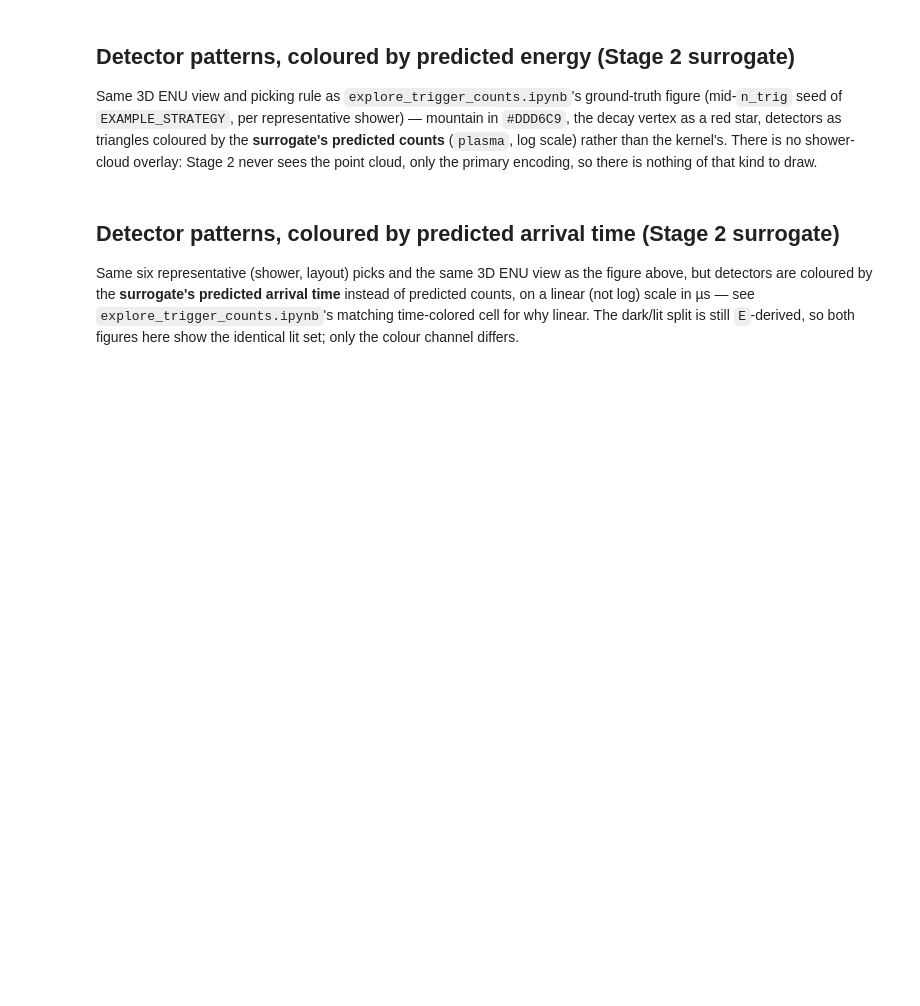
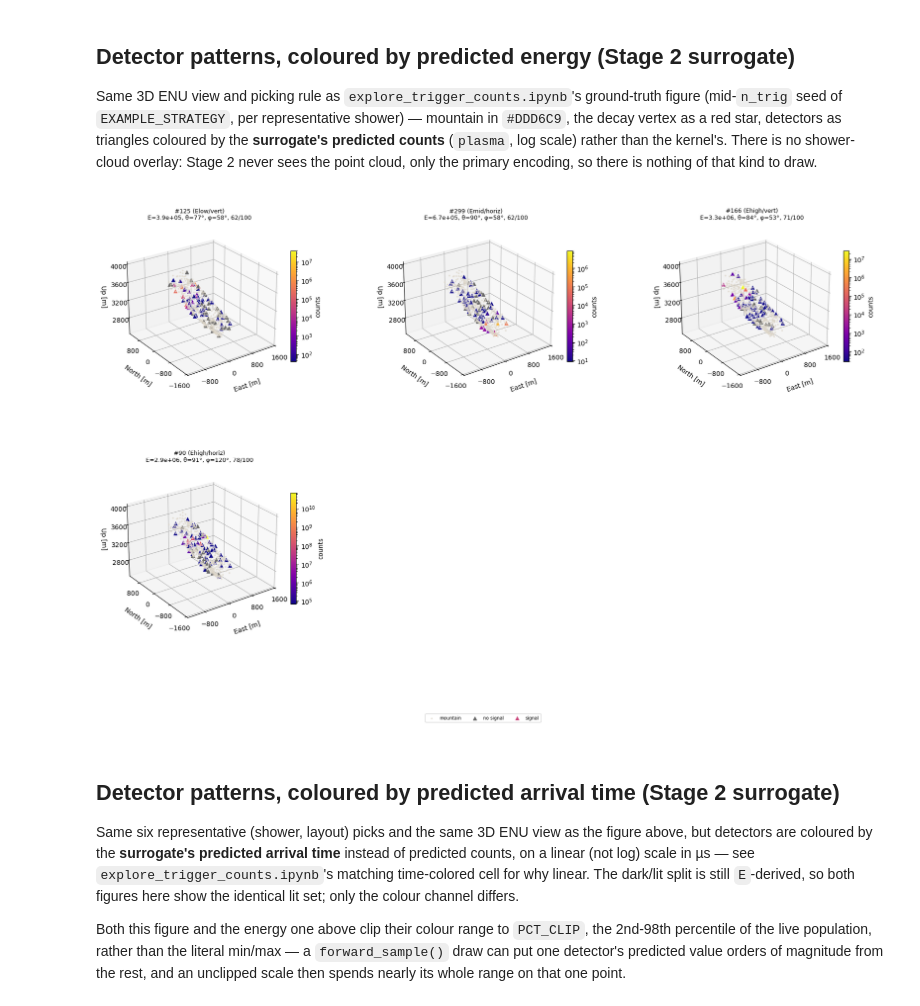
Before and after one commit to green3diamond/TambOpt-zlt, a Jupyter notebook: notebooks/explore_stage2_predictions.ipynb, the cells around one changed output. Cells and saved outputs as stored; diff of their text form; code cells hidden in the pictures; blank space fills up the shorter version.

```diff
--- a/notebooks/explore_stage2_predictions.ipynb
+++ b/notebooks/explore_stage2_predictions.ipynb
@@ -249,6 +292,16 @@ P_dec    = positions.numpy()                # (S, 3) real decay vertices
 VIEW_R = 1500.0
 CTR = MTN_ENU.mean(axis=0)
 UP_LO, UP_HI = MTN_ENU[:, 2].min() - 300.0, MTN_ENU[:, 2].max() + 300.0
+
+# The surrogate's forward_sample() draw can put one detector's predicted
+# count or arrival time orders of magnitude from the rest (a reparameterized
+# noise draw, not a bounded kernel label -- see diag_stage3.py's finding that
+# ~1/3 of "sample"-regime slots come back negative). A literal min/max colour
+# scale then spends almost its whole range on that one outlier and renders
+# everything else as flat colour. Clipping the COLOUR range (not the
+# live/dark split, which stays threshold-based) to the 2nd-98th percentile of
+# the live population keeps the outlier from washing out the pattern.
+PCT_CLIP = (2.0, 98.0)
 
 def _in_view(P):
     return ((np.abs(P[:, 0] - CTR[0]) <= VIEW_R)
@@ -275,34 +328,36 @@ def panel(ax, E_arr, e_det, n_det_xy, cloud=None, s=None):
     passes one) -- it is always None here.
     """
     ax.scatter(MTN_ENU[:, 0], MTN_ENU[:, 1], MTN_ENU[:, 2], s=3, c="#DDD6C9",
                alpha=0.6, depthshade=False, label="mountain")
     if s is not None and _in_view(P_dec[s][None, :])[0]:
         ax.scatter(*P_dec[s], c="red", s=110, marker="*", depthshade=False,
                    label="decay vertex")
 
     sc, n_live, n_over = _optplt.draw_detectors_enu_3d(
         ax, E_arr, e_det, n_det_xy, SURF_CPU,
-        layout_threshold=LAYOUT_THRESHOLD, log1p_space=False)
+        layout_threshold=LAYOUT_THRESHOLD, log1p_space=False, pct_clip=PCT_CLIP)
 
     ax.set_xlim(CTR[0] - VIEW_R, CTR[0] + VIEW_R)
     ax.set_ylim(CTR[1] - VIEW_R, CTR[1] + VIEW_R)
     ax.set_zlim(UP_LO, UP_HI)
     ax.set_xlabel("East [m]", labelpad=8)
     ax.set_ylabel("North [m]", labelpad=8)
     ax.set_zlabel("Up [m]", labelpad=2)
     ax.tick_params(axis="x", pad=2); ax.tick_params(axis="y", pad=2)
     ax.tick_params(axis="z", pad=0)
     for a in (ax.xaxis, ax.yaxis, ax.zaxis):
         a.set_major_locator(MaxNLocator(nbins=4))
     ax.view_init(elev=25, azim=-125)
     return sc, n_live, n_over
 
 EXAMPLE_STRATEGY = 'center_gauss400'
 fig = geometry_plots.plot_detector_patterns(
     panel, df, df_show, layouts_cache, points=NO_CLOUDS,
     example_strategy=EXAMPLE_STRATEGY, layout_threshold=LAYOUT_THRESHOLD)
 with plt.rc_context({'savefig.bbox': 'tight', 'savefig.pad_inches': 0.3}):
     plt.show()
+# %% [output]
+[figure, added]
 # %% [markdown]
 ## Detector patterns, coloured by predicted arrival time (Stage 2 surrogate)
 
@@ -312,6 +367,11 @@ predicted counts, on a linear (not log) scale in µs — see
 `explore_trigger_counts.ipynb`'s matching time-colored cell for why linear. The dark/lit
 split is still `E`-derived, so both figures here show the identical lit set; only the
 colour channel differs.
+
+Both this figure and the energy one above clip their colour range to `PCT_CLIP`, the
+2nd-98th percentile of the live population, rather than the literal min/max — a
+`forward_sample()` draw can put one detector's predicted value orders of magnitude from
+the rest, and an unclipped scale then spends nearly its whole range on that one point.
 # %%
 def panel_time(ax, E_arr, T_arr, e_det, n_det_xy, cloud=None, s=None):
     """Twin of `panel` above, coloured by the surrogate's predicted arrival time
```
Also changed, not shown: parts of 6 cells of this notebook, 1 other file.
